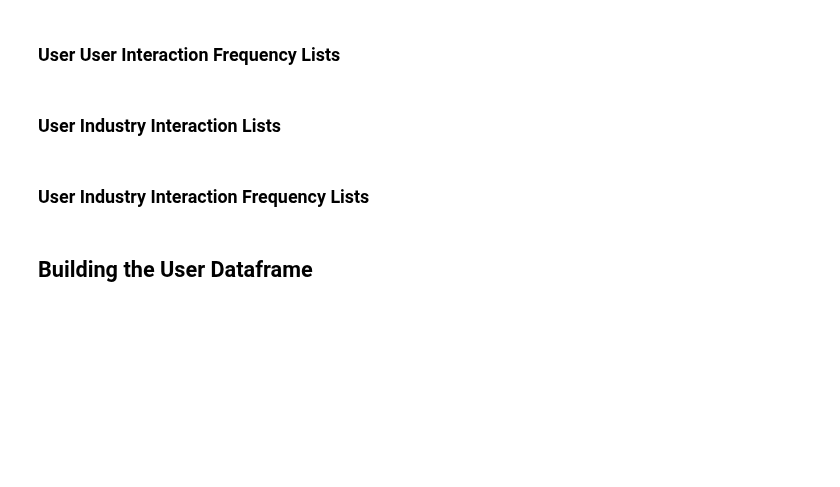
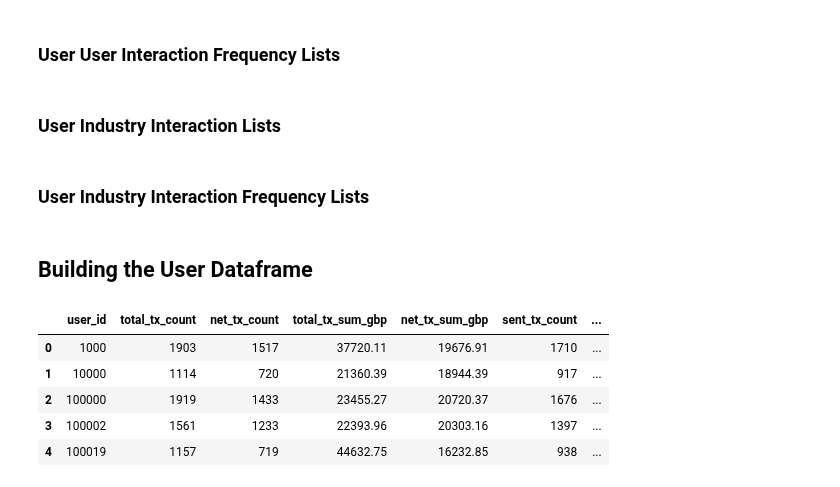
Before and after one commit to UoB-DSMP-2023-24/dsmp-2024-group27, a Jupyter notebook: Data Manipulation.ipynb, the cells around one changed output. Drawn from its saved outputs; the diff is of its cells as text; code cells hidden in the pictures; blank space fills up the shorter version.

Commit message:
added the user interaction columns

```diff
--- a/Data Manipulation.ipynb
+++ b/Data Manipulation.ipynb
@@ -472,3 +489,13 @@ for user in grouped_user_user_freq_interaction_dict:
 user_user_freq_interaction_list = list(user_user_freq_interaction_dict.values())
 # %% [markdown]
 ### User Industry Interaction Lists
+# %%
+# Add industry column to tx_df
+def tx_df_industry_mapping(key):
+    if key in industry_categories:
+        return industry_categories[key]
+    else:  # All values not in industry_categories are set to user
+        return 'User'
+
+# Apply the mapping
+tx_df['industry_category'] = tx_df['to_randomly_generated_account'].apply(tx_df_industry_mapping)
@@ -475,5 +521,26 @@ user_user_freq_interaction_list = list(user_user_freq_interaction_dict.values())
 # %% [markdown]
 ### User Industry Interaction Frequency Lists
+# %%
+# Indsutries users interacted with frequency
+# Dictionary featuring all the unique customer id's
+user_industry_freq_interaction_dict = dict.fromkeys(customer_unique_list, [])
+
+grouped_user_industry_freq_interaction = tx_df.groupby('from_totally_fake_account')['industry_category'].agg(lambda x: sorted(list(x)))
+
+# Convert the user id to int to get rid of zero, then to string
+grouped_user_industry_freq_interaction.index = grouped_user_industry_freq_interaction.index.astype(int).astype(str)
+
+grouped_user_industry_freq_interaction = grouped_user_industry_freq_interaction.apply(sorted_list_count_agg)
+
+grouped_user_industry_freq_interaction_dict = grouped_user_industry_freq_interaction.to_dict()
+
+# Setting these values to the values in the dictionary
+for user in grouped_user_industry_freq_interaction_dict:
+    if user in user_industry_freq_interaction_dict:
+        user_industry_freq_interaction_dict[user] = grouped_user_industry_freq_interaction_dict[user]
+
+# Converting this to a list
+user_industry_freq_interaction_list = list(user_industry_freq_interaction_dict.values())
 # %% [markdown]
 ## Building the User Dataframe
 # %%
@@ -501,7 +568,14 @@ user_large_data = {
     'received_tx_count': user_received_tx_count_list,
     'received_tx_sum_gbp': user_received_tx_sum_list,
     'received_tx_mean_gbp': user_received_tx_mean_list,
-    'received_tx_median_gbp': user_received_tx_median_list
+    'received_tx_median_gbp': user_received_tx_median_list,
+    'user_biz_interaction': user_biz_interaction_list,
+    'user_biz_interaction_frequency': user_biz_freq_interaction_list,
+    'user_user_interaction': user_user_interaction_list,
+    'user_user_interaction_frequency': user_user_freq_interaction_list,
+    'user_industry_interaction': user_industry_interaction_list,
+    'user_industry_interaction_frequency': user_industry_freq_interaction_list
+
 
 }
 
@@ -510,6 +584,15 @@ user_slim_df = pd.DataFrame(user_slim_data)
 
 # Create large dataframe
 user_large_df = pd.DataFrame(user_large_data)
+# %%
+user_large_df.head()
+# %% [output]
+|  | user_id | total_tx_count | net_tx_count | total_tx_sum_gbp | net_tx_sum_gbp | sent_tx_count | ... |
+| 0 | 1000 | 1903 | 1517 | 37720.11 | 19676.91 | 1710 | ... |
+| 1 | 10000 | 1114 | 720 | 21360.39 | 18944.39 | 917 | ... |
+| 2 | 100000 | 1919 | 1433 | 23455.27 | 20720.37 | 1676 | ... |
+| 3 | 100002 | 1561 | 1233 | 22393.96 | 20303.16 | 1397 | ... |
+| 4 | 100019 | 1157 | 719 | 44632.75 | 16232.85 | 938 | ... |
 # %%
 # Saves the dataframes to csv files, in the specific folder
 user_slim_df.to_csv('SavedData/user_slim.csv', index=False)
```
Also changed, not shown: parts of 4 cells of this notebook, 3 other files.
